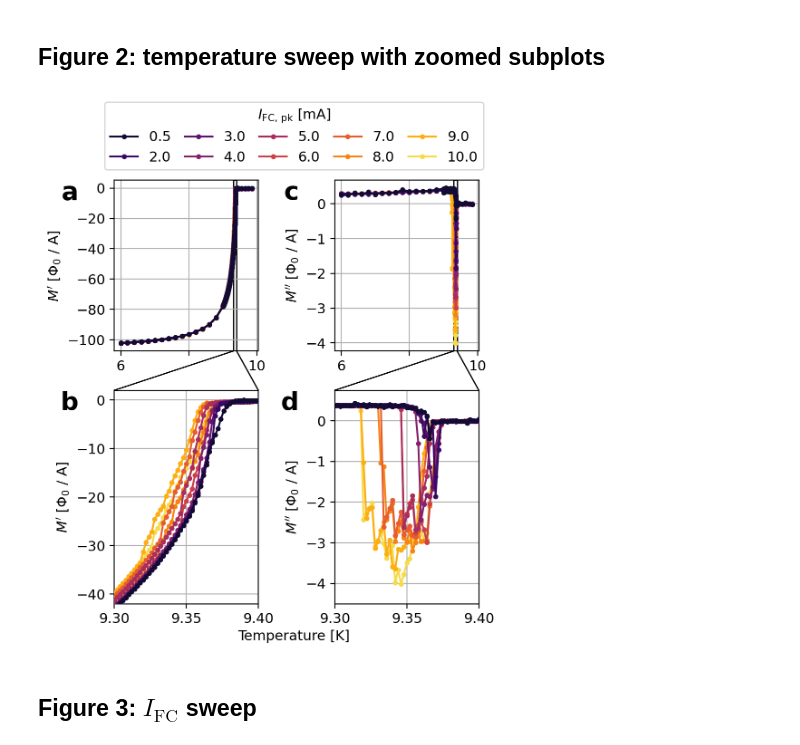
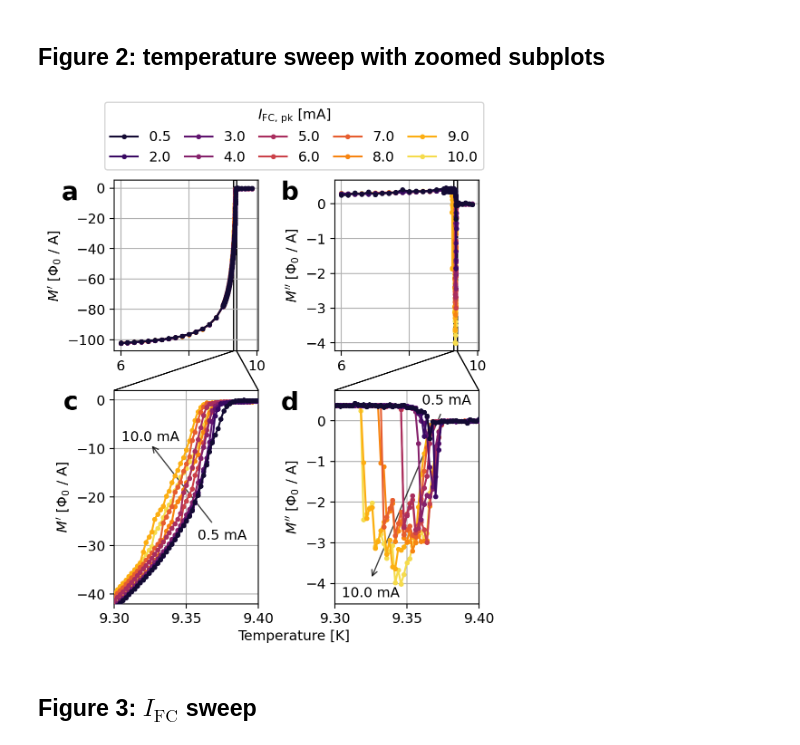
Before and after one commit to loganbvh/vortex-dynamics-induced-by-scanning-squid, a Jupyter notebook: notebooks/figure-2-and-3.ipynb, the cells around one changed output. Saved outputs shown, nothing was run; the diff lists cells and outputs as text; code cells hidden in the pictures.

```diff
--- a/notebooks/figure-2-and-3.ipynb
+++ b/notebooks/figure-2-and-3.ipynb
@@ -197,35 +197,74 @@ fig.text(0.55, 0, "Temperature [K]", ha="center", va="top")
 cx.set_xlim(*T_range)
 cx.set_ylim(*Mp_range)
 dx.set_xlim(*T_range)
 dx.set_ylim(*Mpp_range)
 ax.set_xticks([6, 8, 10])
 ax.set_xticklabels(["6", "", "10"])
 
 for a in axes[0]:
     a.axvspan(*T_range, edgecolor="k", facecolor="none", alpha=1)
 
 for ax1, ax2 in ((ax, cx), (bx, dx)):
     y0 = ax1.get_ylim()[0]
     y1 = ax2.get_ylim()[1]
     T0, T1 = T_range
     con1 = mpl.patches.ConnectionPatch(
         (T0, y0), (T0, y1), "data", axesA=ax1, axesB=ax2,
     )
     con2 = mpl.patches.ConnectionPatch(
         (T1, y0), (T1, y1), "data", axesA=ax1, axesB=ax2, connectionstyle="arc",
     )
     fig.add_artist(con1)
     fig.add_artist(con2)
 
+
+currents = list(current_to_mat)
+axes[1, 0].annotate(
+    f"{currents[0]:.1f} mA",
+    (9.325, -9),
+    xytext=(9.375, -28),
+    fontsize=11,
+    ha="center",
+    va="center",
+    backgroundcolor="none",
+    arrowprops=dict(arrowstyle="->", facecolor="k", lw=1, alpha=0.75),
+)
+axes[1, 0].text(
+    *(9.325, -9),
+    f"{currents[-1]:.1f} mA",
+    size=11,
+    ha="center",
+    va="bottom",
+    backgroundcolor="none",
+)
+axes[1, 1].annotate(
+    f"{currents[0]:.1f} mA",
+    (9.325, -3.9),
+    xytext=(9.3775, 0.5),
+    fontsize=11,
+    ha="center",
+    va="center",
+    backgroundcolor="none",
+    arrowprops=dict(arrowstyle="->", facecolor="k", lw=1, alpha=0.75),
+)
+axes[1, 1].text(
+    *(9.325, -4.4),
+    f"{currents[-1]:.1f} mA",
+    size=11,
+    ha="center",
+    va="bottom",
+    backgroundcolor="none",
+)
+
 # pos = [(-0.275, 0.98), (-0.275, 0.98), (-0.125, 0.98), (-0.175, 0.98)]
-for a, label in zip(axes.T.flat, string.ascii_lowercase):
+for a, label in zip(axes.flat, string.ascii_lowercase):
     a.text(-0.25, 1, label, weight="bold", ha="right", va="top", fontsize=20, transform=a.transAxes)
     a.grid(True)
 
 if figure_dir is not None:
     fig.savefig(os.path.join(figure_dir, "susc-vs-temp-1col.pdf"), bbox_inches="tight")
 # %% [output]
-[figure, old version]
+[figure, new version]
 # %% [markdown]
 ## Figure 3: $I_\mathrm{FC}$ sweep
 # %%
```
Also changed, not shown: parts of 1 cell of this notebook, 18 other files.
